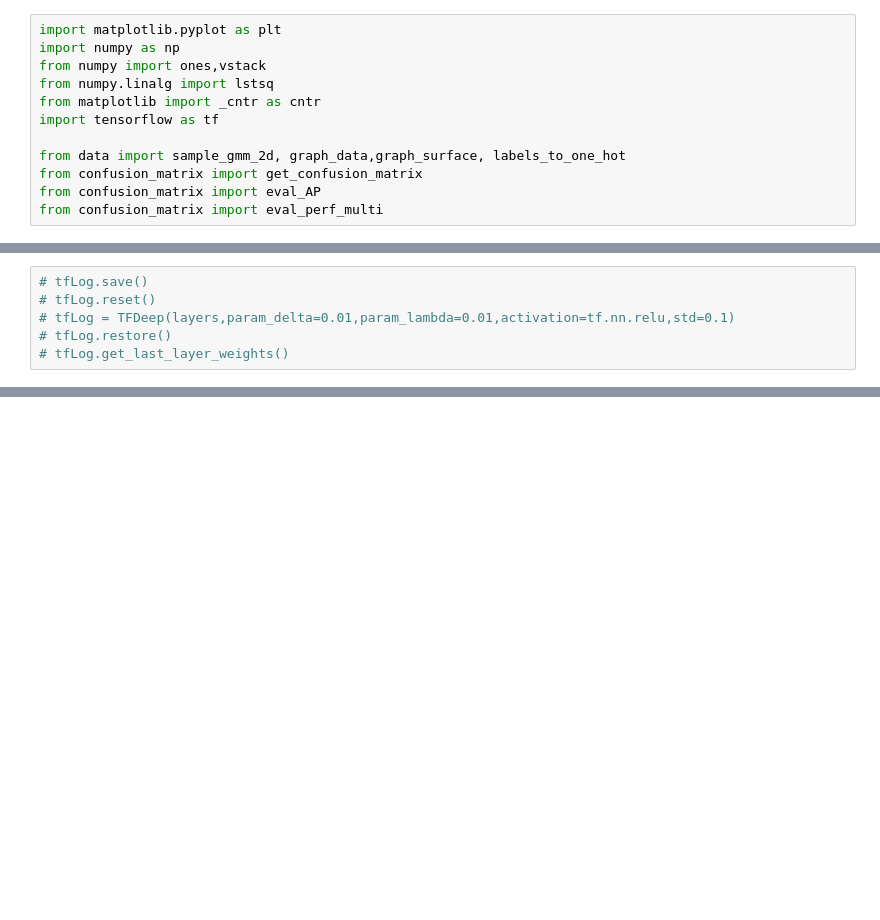
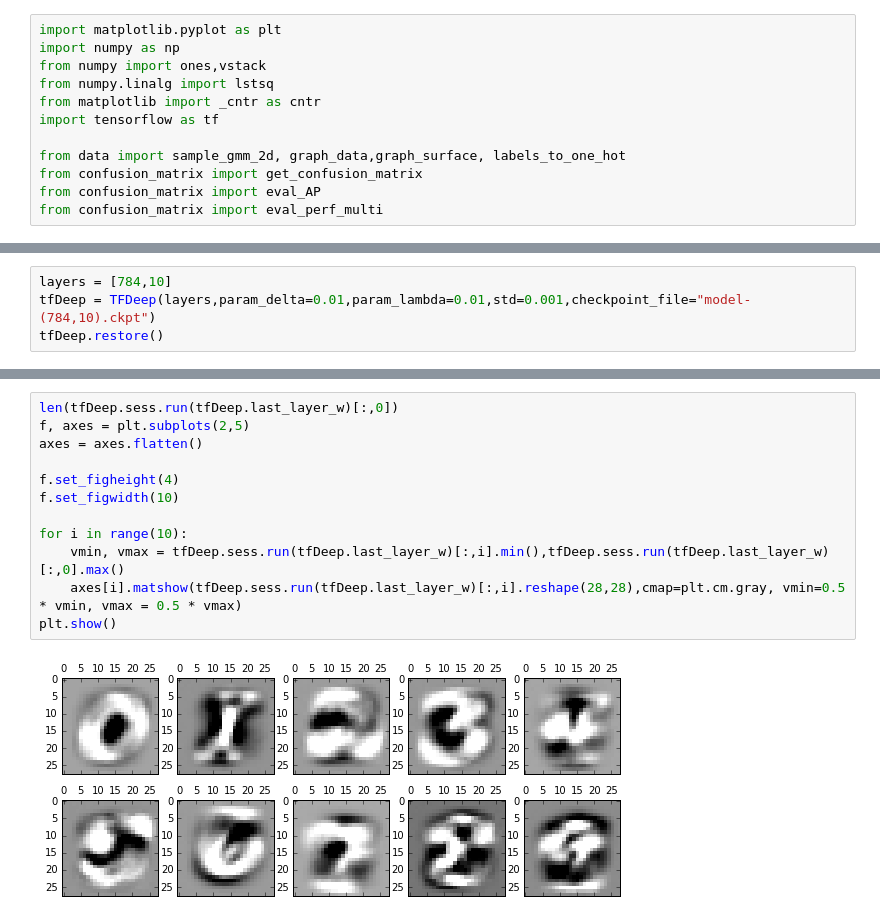
Before and after one commit to Mungosin/DeepLearning, a Jupyter notebook: Lab1/Lab1.ipynb, the cells around one changed output, grey strips where cells are left out. Saved outputs shown, nothing was run; the diff lists cells and outputs as text; blank space fills up the shorter version.

```diff
--- a/Lab1/Lab1.ipynb
+++ b/Lab1/Lab1.ipynb
@@ -518,6 +421,4 @@ AP_c1
 # %%
-# tfLog.save()
-# tfLog.reset()
-# tfLog = TFDeep(layers,param_delta=0.01,param_lambda=0.01,activation=tf.nn.relu,std=0.1)
-# tfLog.restore()
-# tfLog.get_last_layer_weights()
+layers = [784,10]
+tfDeep = TFDeep(layers,param_delta=0.01,param_lambda=0.01,std=0.001,checkpoint_file="model-(784,10).ckpt")
+tfDeep.restore()
@@ -678,0 +482,14 @@ print "AP 0-%d,1-%d,2-%d,3-%d,4-%d,5-%d,6-%d,7-%d,8-%d,9-%d" %(AP_c0,AP_c1,AP_c2
+# %%
+len(tfDeep.sess.run(tfDeep.last_layer_w)[:,0])
+f, axes = plt.subplots(2,5)
+axes = axes.flatten()
+
+f.set_figheight(4)
+f.set_figwidth(10)
+
+for i in range(10):
+    vmin, vmax = tfDeep.sess.run(tfDeep.last_layer_w)[:,i].min(),tfDeep.sess.run(tfDeep.last_layer_w)[:,0].max()
+    axes[i].matshow(tfDeep.sess.run(tfDeep.last_layer_w)[:,i].reshape(28,28),cmap=plt.cm.gray, vmin=0.5 * vmin, vmax = 0.5 * vmax)
+plt.show()
+# %% [output]
+[figure, added]
```
Also changed, not shown: parts of 14 cells of this notebook, 18 other files.
